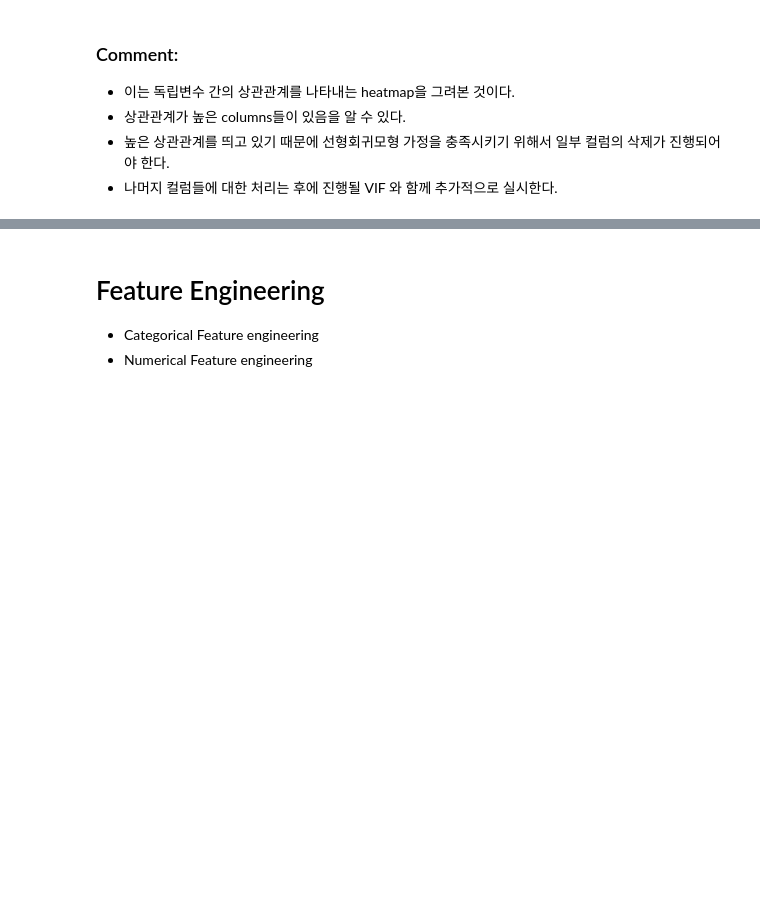
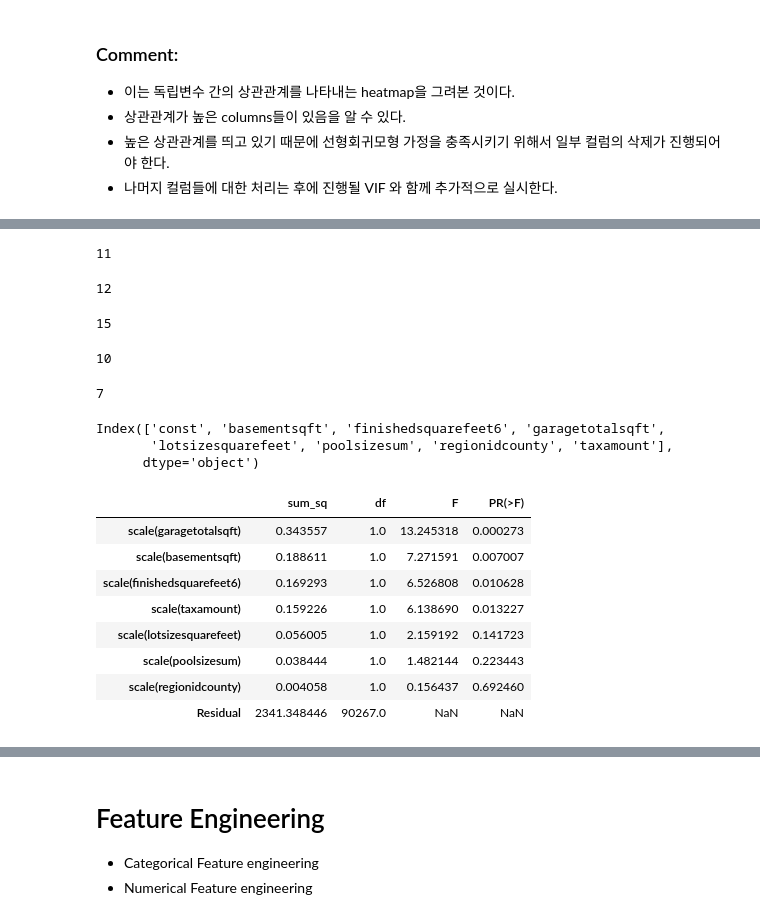
Before and after one commit to hskimim/data-analysis-tutorial, a Jupyter notebook: zillow_prize_estimation/Overall_test.ipynb, the cells around one changed output, grey strips where cells are left out. Drawn from its saved outputs; the diff is of its cells as text; code cells hidden in the pictures; blank space fills up the shorter version.

```diff
--- a/zillow_prize_estimation/Overall_test.ipynb
+++ b/zillow_prize_estimation/Overall_test.ipynb
@@ -218,0 +337,56 @@ plt.show()
+# %%
+vif_ls = ['fullbathcnt', 'calculatedbathnbr' , 'threequarterbathnbr' , 'taxvaluedollarcnt' , 'landtaxvaluedollarcnt' , 'structuretaxvaluedollarcnt' , 'finishedfloor1squarefeet' , 'finishedsquarefeet50' , 'calculatedfinishedsquarefeet' , 'finishedsquarefeet12' , 'bathroomcnt']
+len(vif_ls)
+# %% [output]
+11
+# %%
+t_test_ls = ['bedroomcnt' , 'finishedsquarefeet12' ,'finishedsquarefeet15' , 'finishedsquarefeet50' , 'garagecarcnt' , 'longitude' , 'regionidneighborhood' , 'roomcnt' , 'unitcnt' , 'yardbuildingsqft26' , 'yearbuilt' , 'numberofstories']
+len(t_test_ls)
+# %% [output]
+12
+# %%
+f_test_ls =['finishedsquarefeet12' , 'longitude' , 'roomcnt' , 'yearbuilt' , 'bedroomcnt' , 'numberofstories' , 'garagecarcnt' , 'unitcnt' , 'regionidneighborhood' , 'finishedsquarefeet50' , 'yardbuildingsqft26' , 'finishedsquarefeet15' , 'finishedsquarefeet13' , 'yardbuildingsqft17' , 'latitude']
+len(f_test_ls)
+# %% [output]
+15
+# %%
+for col in vif_ls:
+    numerical_features.remove(col)
+# %%
+for col in t_test_ls:
+    try:numerical_features.remove(col)
+    except:pass
+len(numerical_features)
+# %% [output]
+10
+# %%
+for col in f_test_ls:
+    try:numerical_features.remove(col)
+    except:pass
+len(numerical_features)
+# %% [output]
+7
+# %%
+train_new_n = train_df[numerical_features]
+train_new_n = sm.add_constant(train_new_n)
+train_y = train_df['logerror']
+# %%
+train_new_n.columns
+# %% [output]
+Index(['const', 'basementsqft', 'finishedsquarefeet6', 'garagetotalsqft',
+       'lotsizesquarefeet', 'poolsizesum', 'regionidcounty', 'taxamount'],
+      dtype='object')
+# %%
+model1_2_formula = sm.OLS.from_formula('logerror ~ scale(basementsqft) + scale(finishedsquarefeet6) +  scale(garagetotalsqft) + scale(lotsizesquarefeet) + scale(poolsizesum) +scale(regionidcounty)+ scale(taxamount)',train_df)
+result1_2_formula = model1_2_formula.fit()
+sm.stats.anova_lm(result1_2_formula, typ=2).sort_values('PR(>F)')
+# %% [output]
+|  | sum_sq | df | F | PR(>F) |
+| scale(garagetotalsqft) | 0.343557 | 1.0 | 13.245318 | 0.000273 |
+| scale(basementsqft) | 0.188611 | 1.0 | 7.271591 | 0.007007 |
+| scale(finishedsquarefeet6) | 0.169293 | 1.0 | 6.526808 | 0.010628 |
+| scale(taxamount) | 0.159226 | 1.0 | 6.138690 | 0.013227 |
+| scale(lotsizesquarefeet) | 0.056005 | 1.0 | 2.159192 | 0.141723 |
+| scale(poolsizesum) | 0.038444 | 1.0 | 1.482144 | 0.223443 |
+| scale(regionidcounty) | 0.004058 | 1.0 | 0.156437 | 0.692460 |
+| Residual | 2341.348446 | 90267.0 | NaN | NaN |
```
Also changed, not shown: parts of 76 cells of this notebook, 2 other files.
